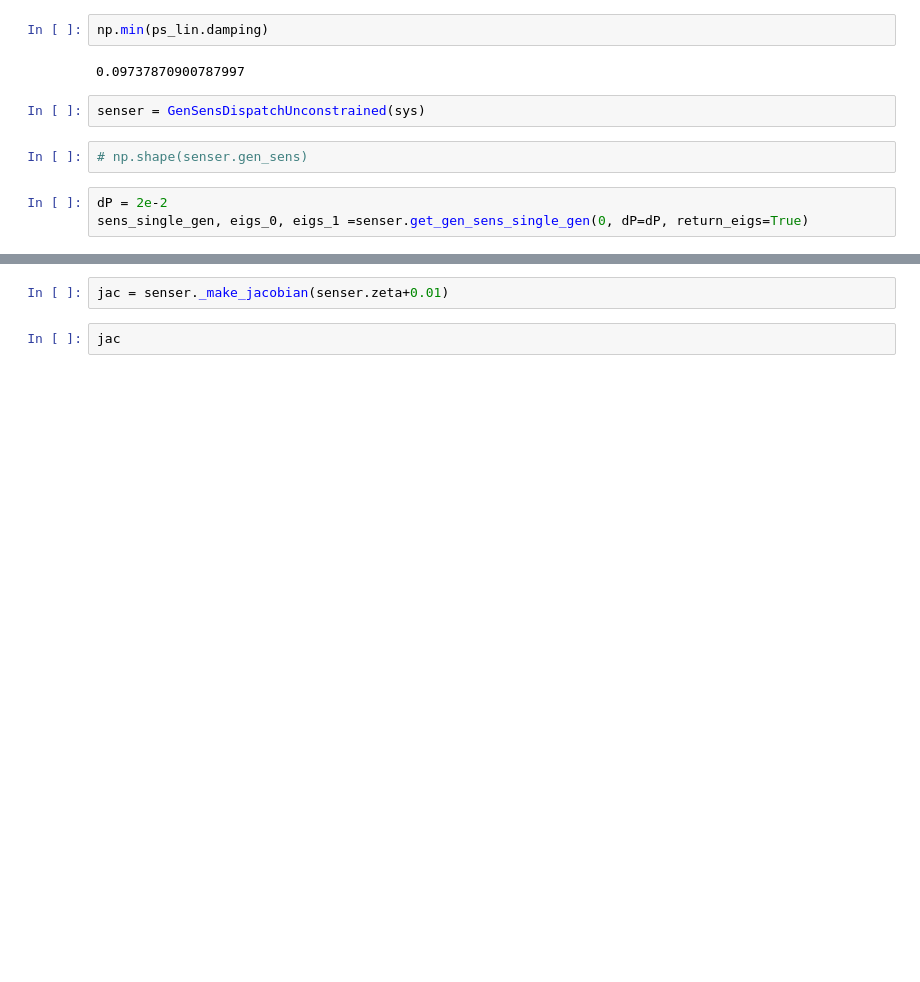
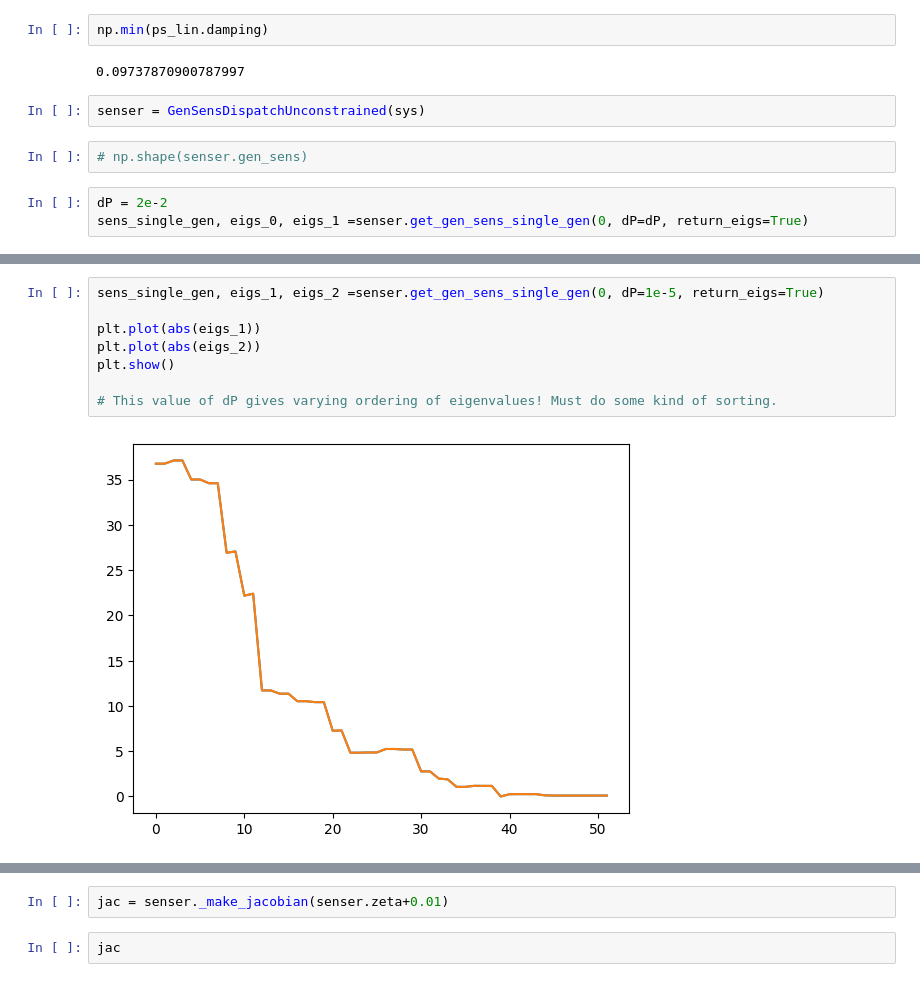
Before and after one commit to Hofsmo/bayes_rescheduling, a Jupyter notebook: test_gen_sens.ipynb, the cells around one changed output, grey strips where cells are left out. Saved outputs shown, nothing was run; the diff lists cells and outputs as text; blank space fills up the shorter version.

```diff
--- a/test_gen_sens.ipynb
+++ b/test_gen_sens.ipynb
@@ -226,0 +264,10 @@ powers[gen_i] = powers[gen_i] + change
+# %%
+sens_single_gen, eigs_1, eigs_2 =senser.get_gen_sens_single_gen(0, dP=1e-5, return_eigs=True)
+
+plt.plot(abs(eigs_1))
+plt.plot(abs(eigs_2))
+plt.show()
+
+# This value of dP gives varying ordering of eigenvalues! Must do some kind of sorting.
+# %% [output]
+[figure, added]
```
Also changed, not shown: parts of 18 cells of this notebook.
